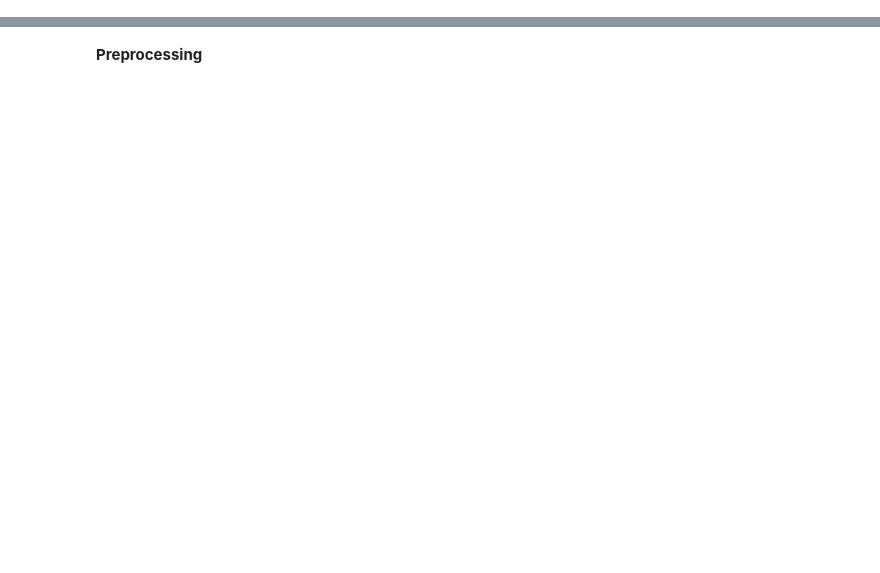
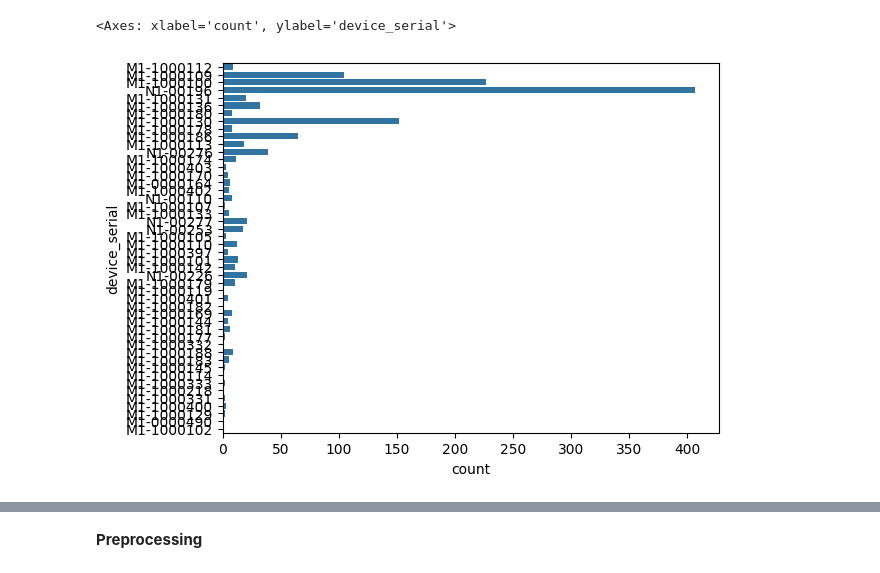
Before and after one commit to eferrer11/ML-project-heroin, a Jupyter notebook: Rendu_final.ipynb, the cells around one changed output, grey strips where cells are left out. Drawn from its saved outputs; the diff is of its cells as text; code cells hidden in the pictures; blank space fills up the shorter version.

```diff
--- a/Rendu_final.ipynb
+++ b/Rendu_final.ipynb
@@ -17,0 +65,6 @@ from scipy.stats import uniform, randint, loguniform
+# %%
+#Count of each device serial
+sns.countplot(data['device_serial'])
+# %% [output]
+<Axes: xlabel='count', ylabel='device_serial'>
+[figure, added]
```
Also changed, not shown: parts of 18 cells of this notebook.
